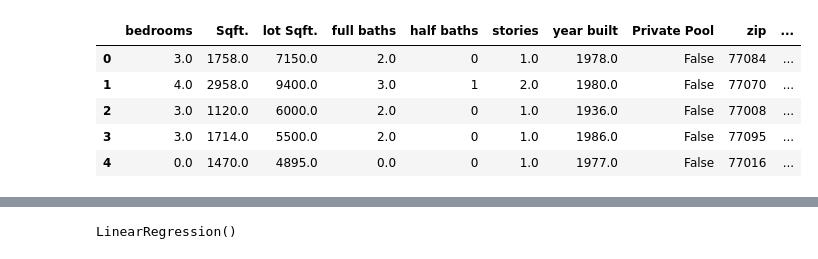
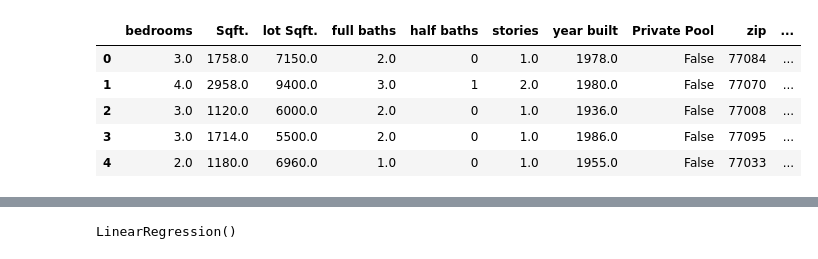
Before and after one commit to cgholt/data_portfolio, a Jupyter notebook: realestate_ml/models/lin_reg.ipynb, the cells around one changed output, grey strips where cells are left out. Saved outputs shown, nothing was run; the diff lists cells and outputs as text; code cells hidden in the pictures.

```diff
--- a/realestate_ml/models/lin_reg.ipynb
+++ b/realestate_ml/models/lin_reg.ipynb
@@ -13,16 +13,16 @@ import pandas as pd
 import seaborn as sns
 import sklearn
 # %%
-data = pd.read_csv('C:\\Users\\corey\\Desktop\\git\\portfolio\\data_portfolio\\realestate_ml\\data\\houston_houses.csv')
+data = pd.read_csv('C:\\Users\\corey\\Desktop\\git\\portfolio\\data_portfolio\\realestate_ml\\data\\houston_houses_cleaned.csv')
 data = data.drop('Unnamed: 0', axis=1)
 data.head()
 # %% [output]
 |  | bedrooms | Sqft. | lot Sqft. | full baths | half baths | stories | year built | Private Pool | zip | ... |
 | 0 | 3.0 | 1758.0 | 7150.0 | 2.0 | 0 | 1.0 | 1978.0 | False | 77084 | ... |
 | 1 | 4.0 | 2958.0 | 9400.0 | 3.0 | 1 | 2.0 | 1980.0 | False | 77070 | ... |
 | 2 | 3.0 | 1120.0 | 6000.0 | 2.0 | 0 | 1.0 | 1936.0 | False | 77008 | ... |
 | 3 | 3.0 | 1714.0 | 5500.0 | 2.0 | 0 | 1.0 | 1986.0 | False | 77095 | ... |
-| 4 | 0.0 | 1470.0 | 4895.0 | 0.0 | 0 | 1.0 | 1977.0 | False | 77016 | ... |
+| 4 | 2.0 | 1180.0 | 6960.0 | 1.0 | 0 | 1.0 | 1955.0 | False | 77033 | ... |
 # %%
 data.describe()
 # %% [output]
```
Also changed, not shown: parts of 21 cells of this notebook, 5 other files.
